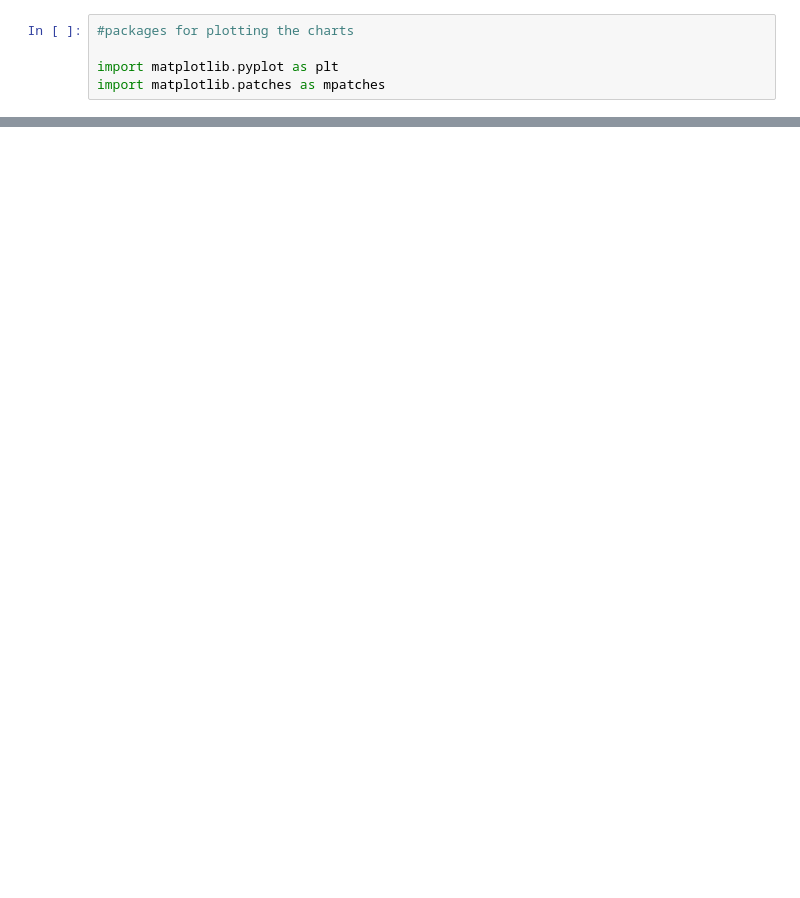
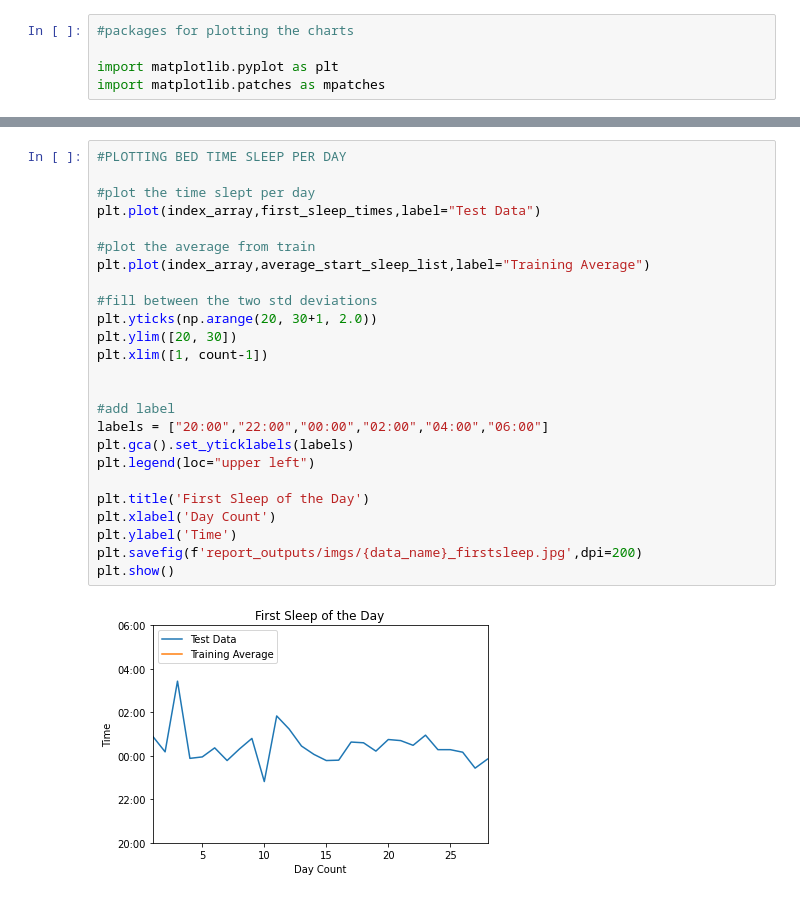
Before and after one commit to genbhall/MSc-individual-project, a Jupyter notebook: preprocessing/sleep_analytics.ipynb, the cells around one changed output, grey strips where cells are left out. Saved outputs shown, nothing was run; the diff lists cells and outputs as text; blank space fills up the shorter version.

```diff
--- a/preprocessing/sleep_analytics.ipynb
+++ b/preprocessing/sleep_analytics.ipynb
@@ -152 +155,28 @@ plt.show()
+# %%
+#PLOTTING BED TIME SLEEP PER DAY
+
+#plot the time slept per day
+plt.plot(index_array,first_sleep_times,label="Test Data")
+
+#plot the average from train
+plt.plot(index_array,average_start_sleep_list,label="Training Average")
+
+#fill between the two std deviations
+plt.yticks(np.arange(20, 30+1, 2.0))
+plt.ylim([20, 30])
+plt.xlim([1, count-1])
+
+
+#add label
+labels = ["20:00","22:00","00:00","02:00","04:00","06:00"]
+plt.gca().set_yticklabels(labels)
+plt.legend(loc="upper left")
+
+plt.title('First Sleep of the Day')
+plt.xlabel('Day Count')
+plt.ylabel('Time')
+plt.savefig(f'report_outputs/imgs/{data_name}_firstsleep.jpg',dpi=200)
+plt.show()
+# %% [output]
+[figure, added]
 # %%
```
Also changed, not shown: parts of 8 cells of this notebook, 4 other files.
